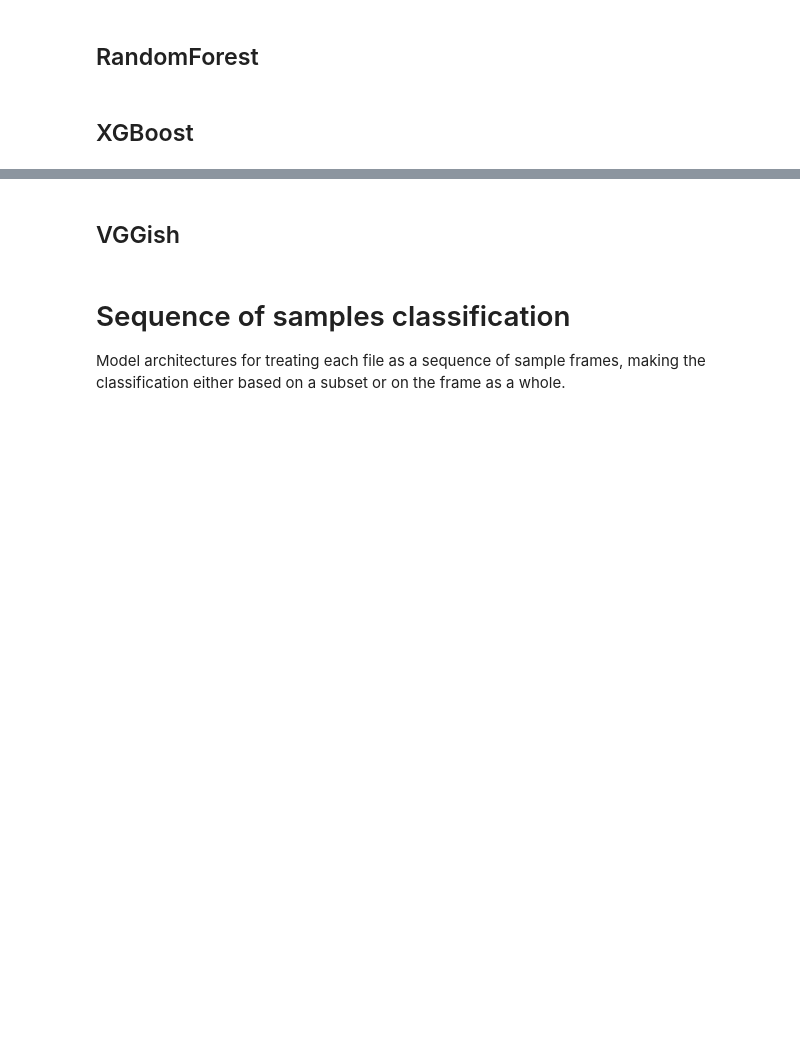
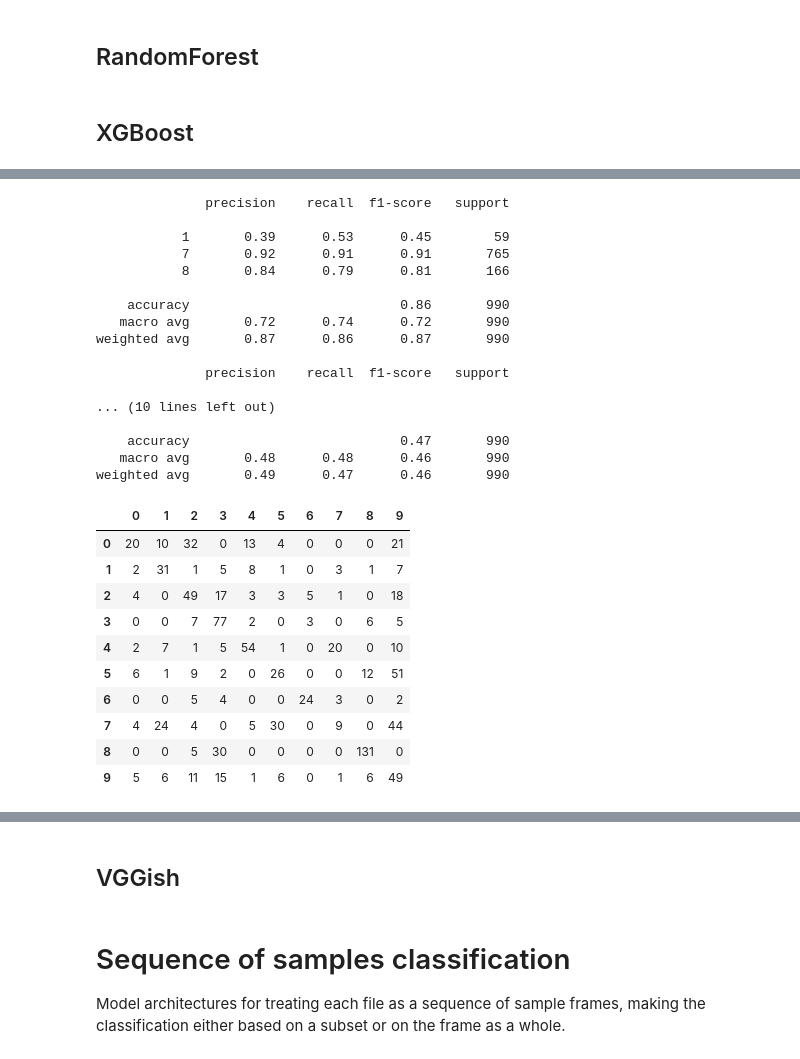
Before and after one commit to axelth/hasp, a Jupyter notebook: notebooks/axelth_849_modeling.ipynb, the cells around one changed output, grey strips where cells are left out. Drawn from its saved outputs; the diff is of its cells as text; code cells hidden in the pictures; blank space fills up the shorter version.

```diff
--- a/notebooks/axelth_849_modeling.ipynb
+++ b/notebooks/axelth_849_modeling.ipynb
@@ -124,0 +322,5 @@ weighted avg       0.48      0.49      0.47       990
+# %%
+xgb_grid = [
+    XGBClassifier(n_estimators=400, learning_rate=0.05, max_depth=8, objective='multi:softmax'),
+    XGBClassifier(n_estimators=400, learning_rate=0.025, max_depth=8, objective='multi:softmax')
+]
@@ -124,0 +329,7 @@ weighted avg       0.48      0.49      0.47       990
+# %%
+%%time
+gs = GridSearchCV(oversampled_pipe,
+                  dict(mean_mfcc__kw_args=mean_mfcc_grid,
+                      estimator=xgb_grid),
+                  cv=2, verbose=2, n_jobs=1)
+gs_res = gs.fit(train_fold, train_y)
@@ -124,0 +480,41 @@ weighted avg       0.48      0.49      0.47       990
+# %%
+xgb_gs_val_pred = gs.best_estimator_.predict(val_fold)
+print(classification_report(
+    combine_classes([1, 8], val_y),
+    combine_classes([1, 8], xgb_gs_val_pred)
+))
+print(classification_report(
+     val_y,
+    xgb_gs_val_pred))
+pd.DataFrame(confusion_matrix(val_y, xgb_gs_val_pred),
+             index=[0,1,2,3,4,5,6,7,8,9],
+             columns=[0,1,2,3,4,5,6,7,8,9])
+# %% [output]
+              precision    recall  f1-score   support
+
+           1       0.39      0.53      0.45        59
+           7       0.92      0.91      0.91       765
+           8       0.84      0.79      0.81       166
+
+    accuracy                           0.86       990
+   macro avg       0.72      0.74      0.72       990
+weighted avg       0.87      0.86      0.87       990
+
+              precision    recall  f1-score   support
+
+... (10 lines left out)
+
+    accuracy                           0.47       990
+   macro avg       0.48      0.48      0.46       990
+weighted avg       0.49      0.47      0.46       990
+|  | 0 | 1 | 2 | 3 | 4 | 5 | 6 | 7 | 8 | 9 |
+| 0 | 20 | 10 | 32 | 0 | 13 | 4 | 0 | 0 | 0 | 21 |
+| 1 | 2 | 31 | 1 | 5 | 8 | 1 | 0 | 3 | 1 | 7 |
+| 2 | 4 | 0 | 49 | 17 | 3 | 3 | 5 | 1 | 0 | 18 |
+| 3 | 0 | 0 | 7 | 77 | 2 | 0 | 3 | 0 | 6 | 5 |
+| 4 | 2 | 7 | 1 | 5 | 54 | 1 | 0 | 20 | 0 | 10 |
+| 5 | 6 | 1 | 9 | 2 | 0 | 26 | 0 | 0 | 12 | 51 |
+| 6 | 0 | 0 | 5 | 4 | 0 | 0 | 24 | 3 | 0 | 2 |
+| 7 | 4 | 24 | 4 | 0 | 5 | 30 | 0 | 9 | 0 | 44 |
+| 8 | 0 | 0 | 5 | 30 | 0 | 0 | 0 | 0 | 131 | 0 |
+| 9 | 5 | 6 | 11 | 15 | 1 | 6 | 0 | 1 | 6 | 49 |
```
Also changed, not shown: parts of 22 cells of this notebook, 3 other files.
